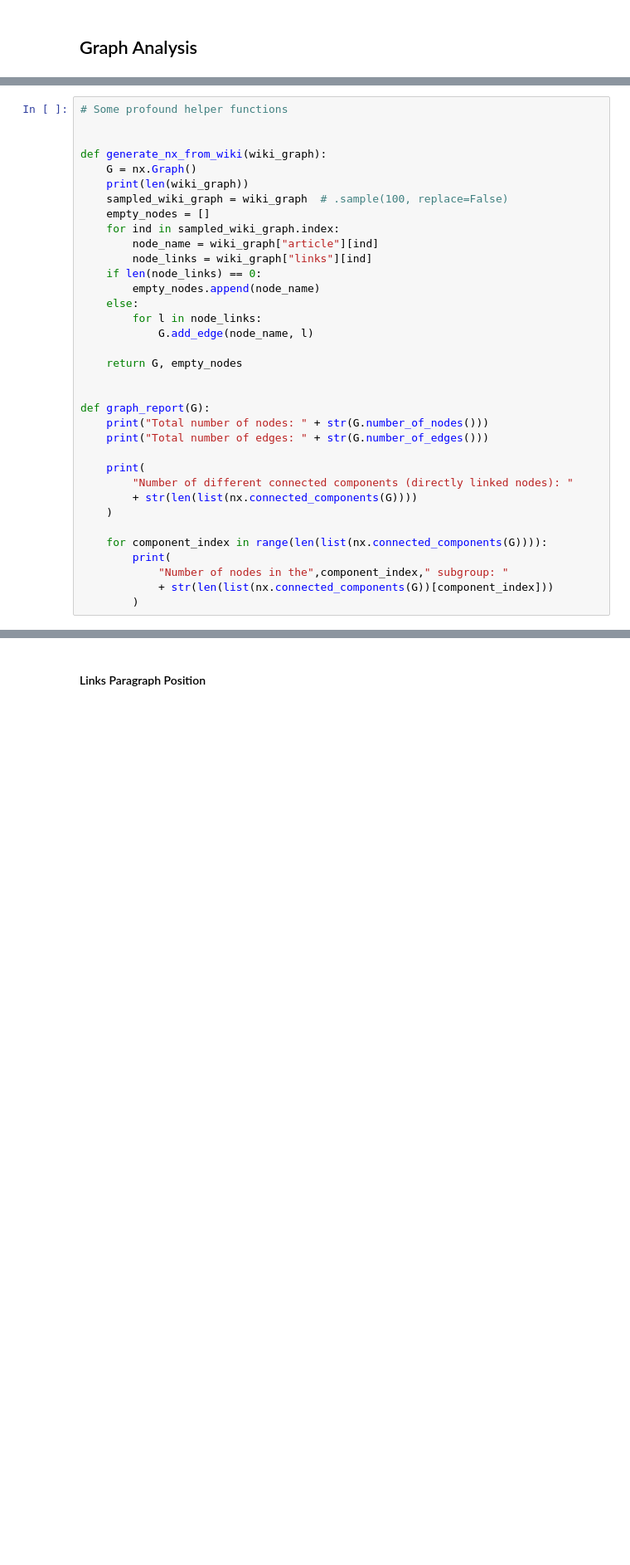
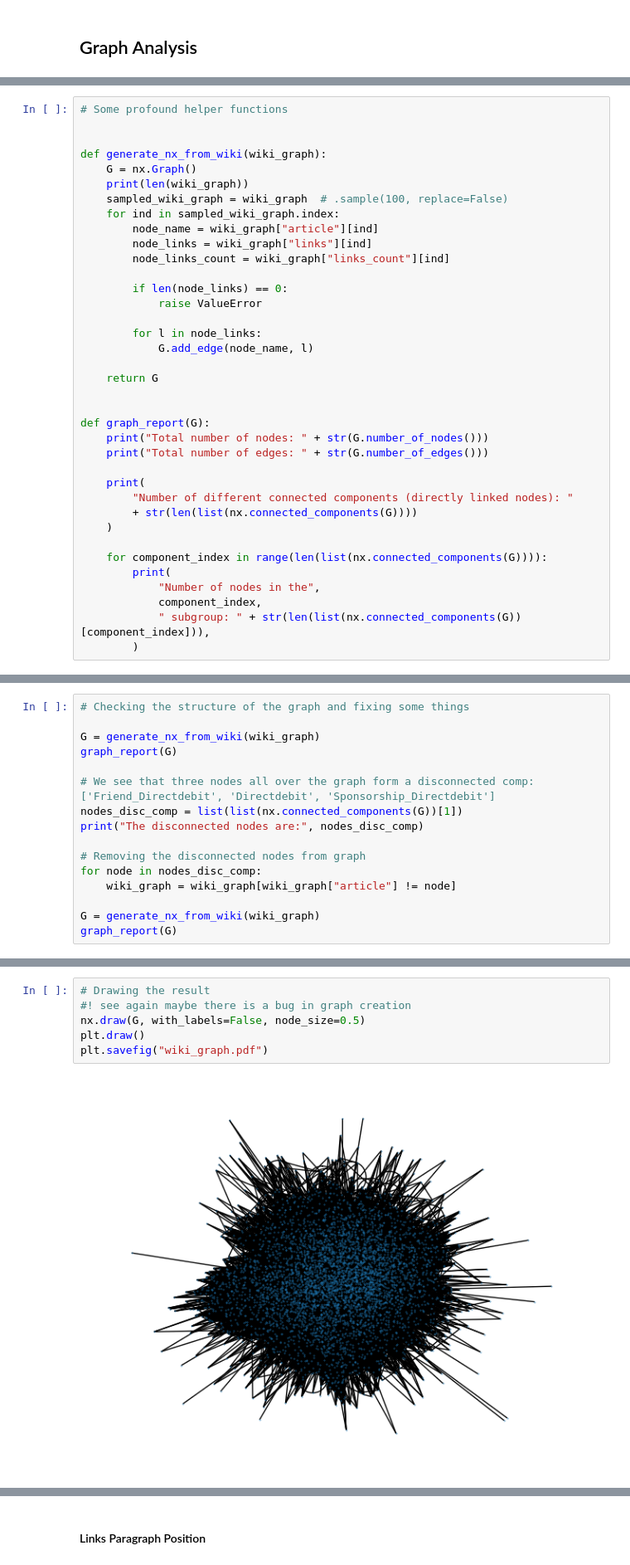
Before and after one commit to epfl-ada/ada-2022-project-souvladaki, a Jupyter notebook: initial_analysis.ipynb, the cells around one changed output, grey strips where cells are left out. Shown at 83% size. Saved outputs shown, nothing was run; the diff lists cells and outputs as text; blank space fills up the shorter version.

```diff
--- a/initial_analysis.ipynb
+++ b/initial_analysis.ipynb
@@ -152,17 +151,18 @@ def generate_nx_from_wiki(wiki_graph):
     G = nx.Graph()
     print(len(wiki_graph))
     sampled_wiki_graph = wiki_graph  # .sample(100, replace=False)
-    empty_nodes = []
     for ind in sampled_wiki_graph.index:
         node_name = wiki_graph["article"][ind]
         node_links = wiki_graph["links"][ind]
-    if len(node_links) == 0:
-        empty_nodes.append(node_name)
-    else:
+        node_links_count = wiki_graph["links_count"][ind]
+
+        if len(node_links) == 0:
+            raise ValueError
+
         for l in node_links:
             G.add_edge(node_name, l)
 
-    return G, empty_nodes
+    return G
 
 
 def graph_report(G):
@@ -176,6 +176,7 @@ def graph_report(G):
 
     for component_index in range(len(list(nx.connected_components(G)))):
         print(
-            "Number of nodes in the",component_index," subgroup: "
-            + str(len(list(nx.connected_components(G))[component_index]))
+            "Number of nodes in the",
+            component_index,
+            " subgroup: " + str(len(list(nx.connected_components(G))[component_index])),
         )
@@ -191,0 +183,16 @@ Number of nodes in the 0  subgroup: 24
+# %%
+# Checking the structure of the graph and fixing some things
+
+G = generate_nx_from_wiki(wiki_graph)
+graph_report(G)
+
+# We see that three nodes all over the graph form a disconnected comp: ['Friend_Directdebit', 'Directdebit', 'Sponsorship_Directdebit']
+nodes_disc_comp = list(list(nx.connected_components(G))[1])
+print("The disconnected nodes are:", nodes_disc_comp)
+
+# Removing the disconnected nodes from graph
+for node in nodes_disc_comp:
+    wiki_graph = wiki_graph[wiki_graph["article"] != node]
+
+G = generate_nx_from_wiki(wiki_graph)
+graph_report(G)
@@ -191,0 +212,8 @@ Number of nodes in the 0  subgroup: 24
+# %%
+# Drawing the result
+#! see again maybe there is a bug in graph creation
+nx.draw(G, with_labels=False, node_size=0.5)
+plt.draw()
+plt.savefig("wiki_graph.pdf")
+# %% [output]
+[figure, added]
```
Also changed, not shown: parts of 11 cells of this notebook, 1 other file.
